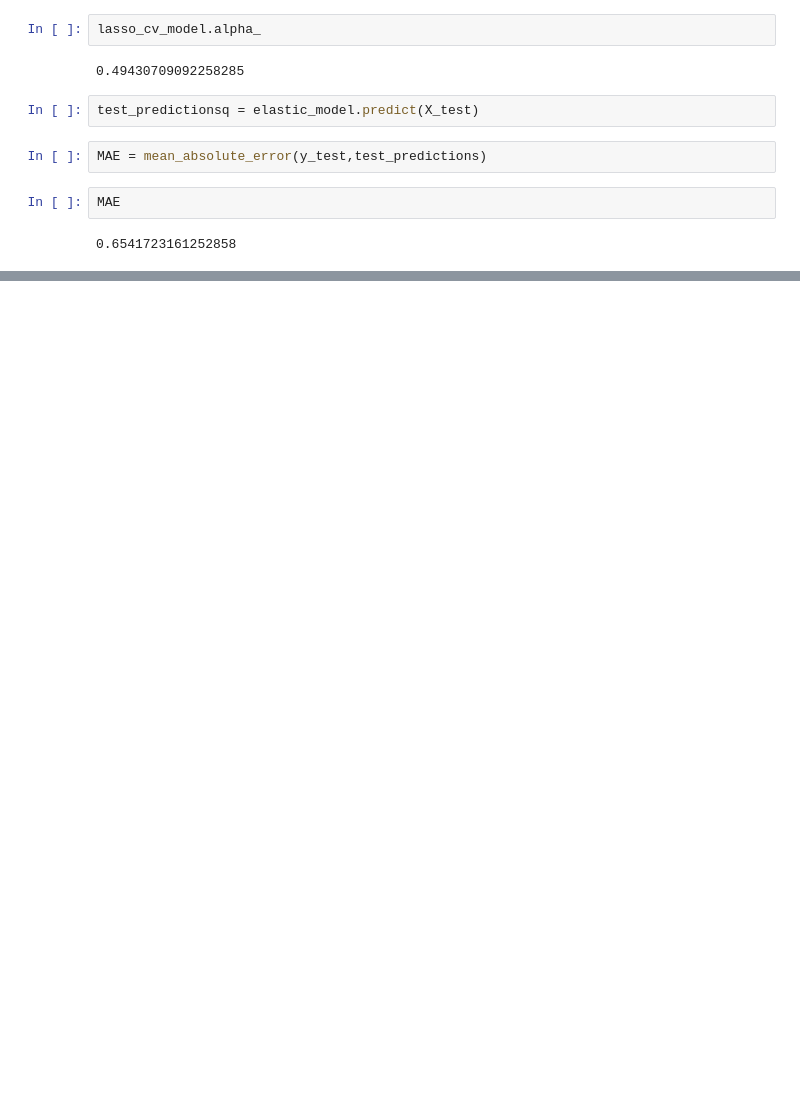
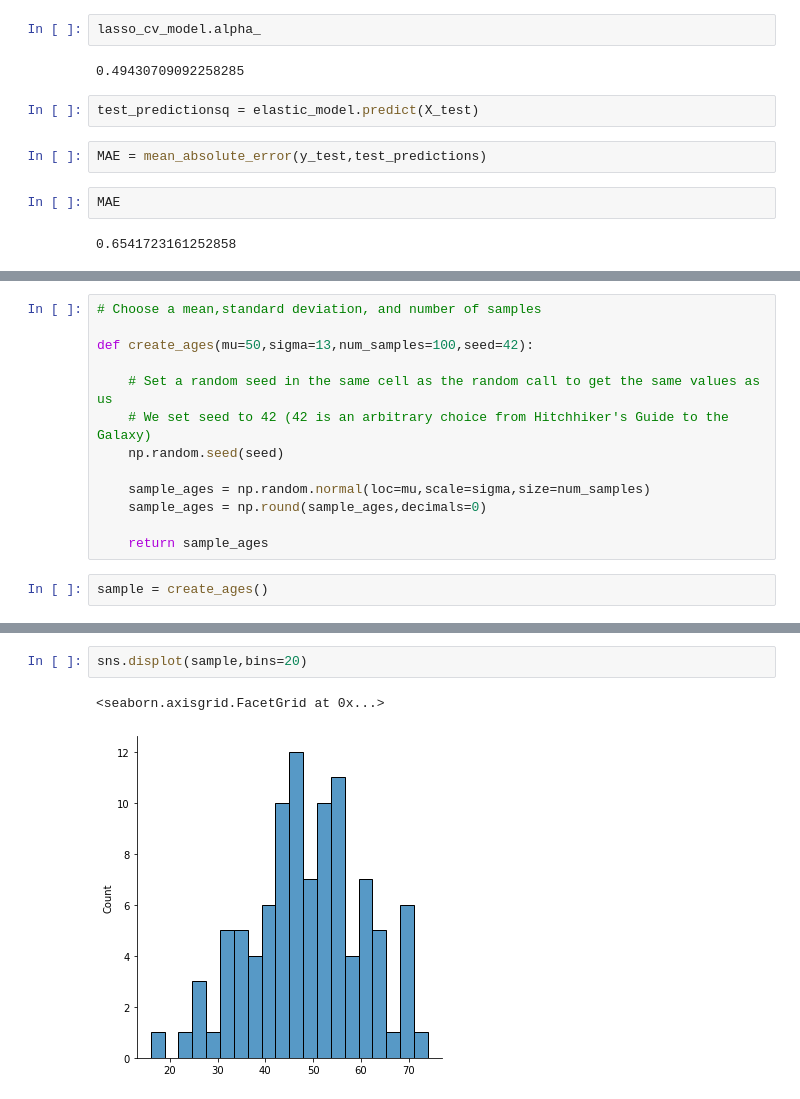
Before and after one commit to ddrightnow/Machine-Learning-Projects, a Jupyter notebook: Python Data Science and Machine Learning/Setup and Environments/08-Linear-Regression-Models/Data Science and Machine Learning Workbook 3.ipynb, the cells around one changed output, grey strips where cells are left out. Saved outputs shown, nothing was run; the diff lists cells and outputs as text; blank space fills up the shorter version.

```diff
--- a/Python Data Science and Machine Learning/Setup and Environments/08-Linear-Regression-Models/Data Science and Machine Learning Workbook 3.ipynb
+++ b/Python Data Science and Machine Learning/Setup and Environments/08-Linear-Regression-Models/Data Science and Machine Learning Workbook 3.ipynb
@@ -732,0 +735,15 @@ MAE
+# %%
+# Choose a mean,standard deviation, and number of samples
+
+def create_ages(mu=50,sigma=13,num_samples=100,seed=42):
+
+    # Set a random seed in the same cell as the random call to get the same values as us
+    # We set seed to 42 (42 is an arbitrary choice from Hitchhiker's Guide to the Galaxy)
+    np.random.seed(seed)
+
+    sample_ages = np.random.normal(loc=mu,scale=sigma,size=num_samples)
+    sample_ages = np.round(sample_ages,decimals=0)
+
+    return sample_ages
+# %%
+sample = create_ages()
@@ -732,0 +763,5 @@ MAE
+# %%
+sns.displot(sample,bins=20)
+# %% [output]
+<seaborn.axisgrid.FacetGrid at 0x...>
+[figure, added]
```
Also changed, not shown: parts of 90 cells of this notebook.
